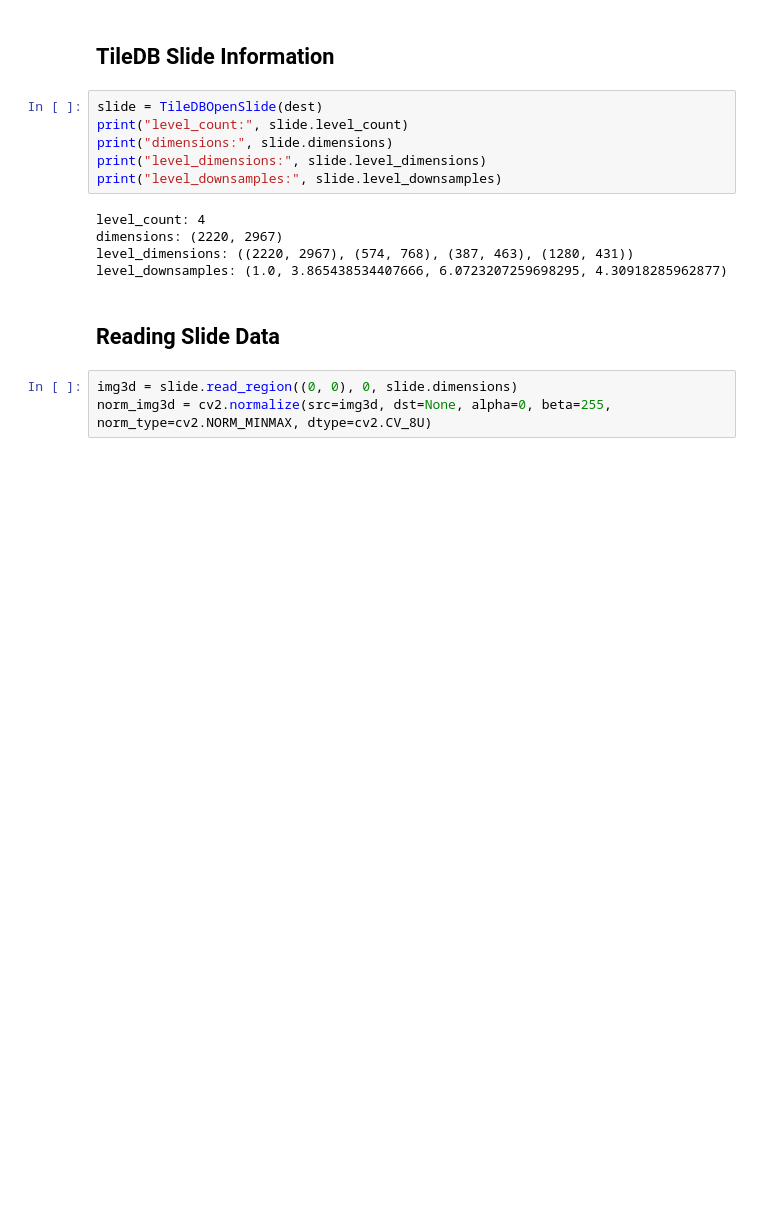
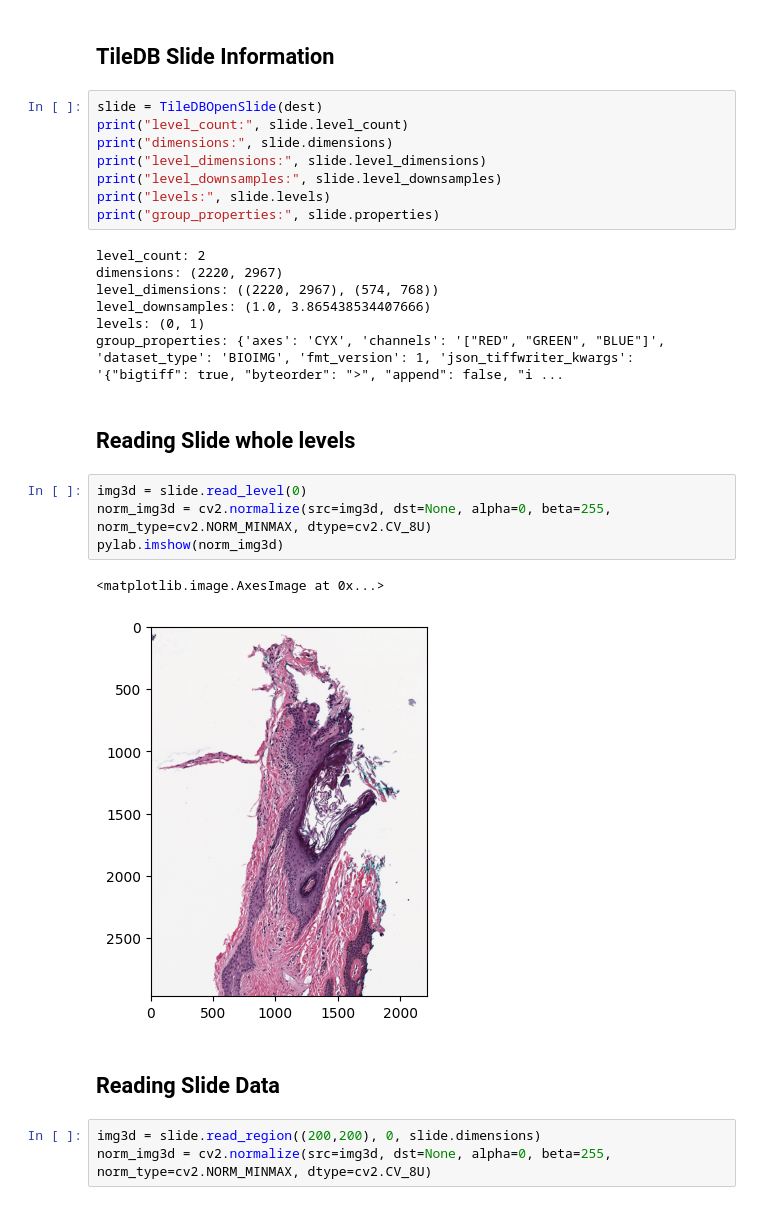
Before and after one commit to TileDB-Inc/TileDB-BioImaging, a Jupyter notebook: examples/OMETiff-convertor-demo.ipynb, the cells around one changed output. Cells and saved outputs as stored; diff of their text form; blank space fills up the shorter version.

```diff
--- a/examples/OMETiff-convertor-demo.ipynb
+++ b/examples/OMETiff-convertor-demo.ipynb
@@ -42,15 +42,28 @@ print("level_count:", slide.level_count)
 print("dimensions:", slide.dimensions)
 print("level_dimensions:", slide.level_dimensions)
 print("level_downsamples:", slide.level_downsamples)
+print("levels:", slide.levels)
+print("group_properties:", slide.properties)
 # %% [output]
-level_count: 4
+level_count: 2
 dimensions: (2220, 2967)
-level_dimensions: ((2220, 2967), (574, 768), (387, 463), (1280, 431))
-level_downsamples: (1.0, 3.865438534407666, 6.0723207259698295, 4.30918285962877)
+level_dimensions: ((2220, 2967), (574, 768))
+level_downsamples: (1.0, 3.865438534407666)
+levels: (0, 1)
+group_properties: {'axes': 'CYX', 'channels': '["RED", "GREEN", "BLUE"]', 'dataset_type': 'BIOIMG', 'fmt_version': 1, 'json_tiffwriter_kwargs': '{"bigtiff": true, "byteorder": ">", "append": false, "i ...
+# %% [markdown]
+## Reading Slide whole levels
+# %%
+img3d = slide.read_level(0)
+norm_img3d = cv2.normalize(src=img3d, dst=None, alpha=0, beta=255, norm_type=cv2.NORM_MINMAX, dtype=cv2.CV_8U)
+pylab.imshow(norm_img3d)
+# %% [output]
+<matplotlib.image.AxesImage at 0x...>
+[figure, added]
 # %% [markdown]
 ## Reading Slide Data
 # %%
-img3d = slide.read_region((0, 0), 0, slide.dimensions)
+img3d = slide.read_region((200,200), 0, slide.dimensions)
 norm_img3d = cv2.normalize(src=img3d, dst=None, alpha=0, beta=255, norm_type=cv2.NORM_MINMAX, dtype=cv2.CV_8U)
 # %%
 pylab.imshow(norm_img3d)
```
Also changed, not shown: parts of 3 cells of this notebook, 2 other files.
